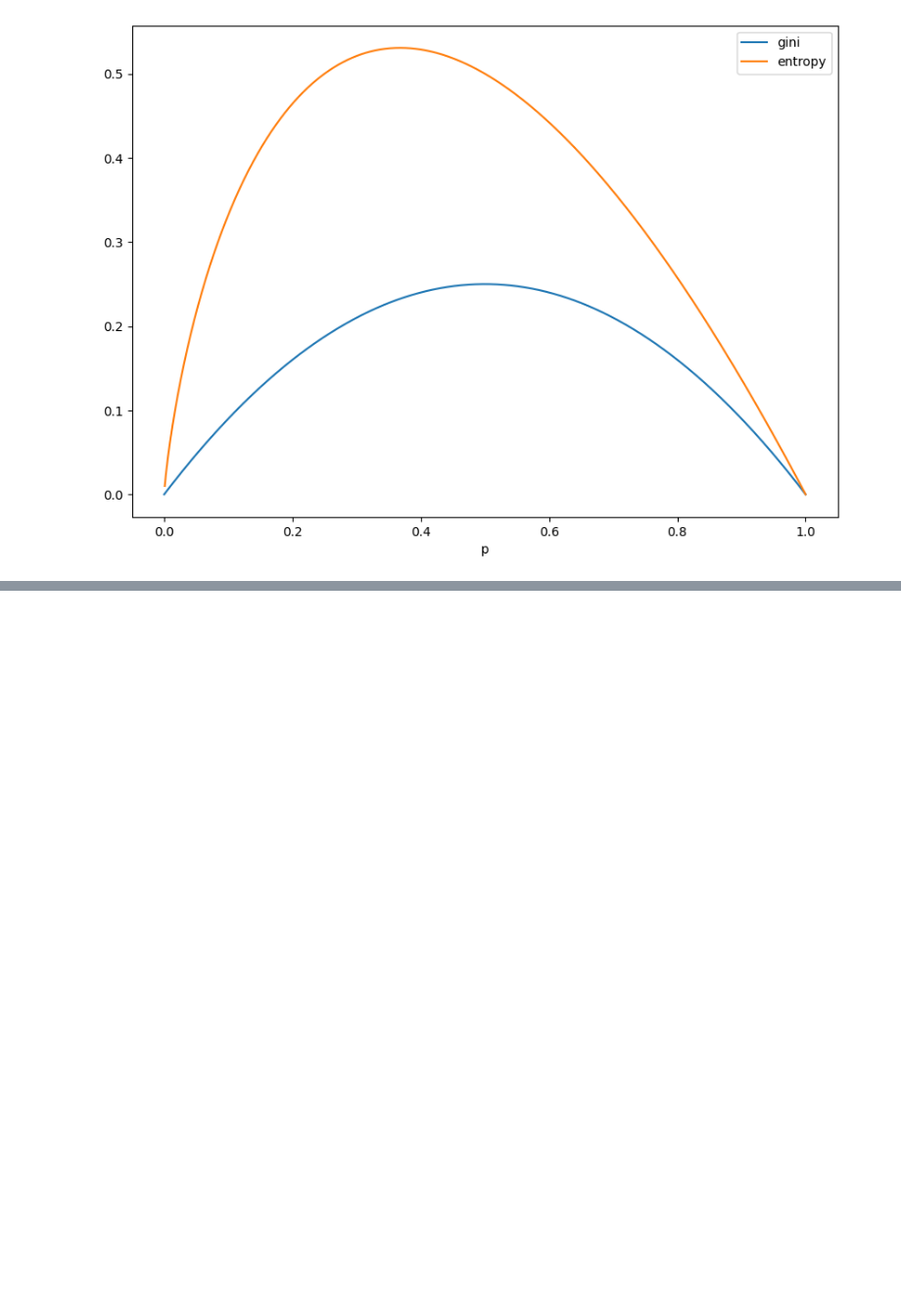
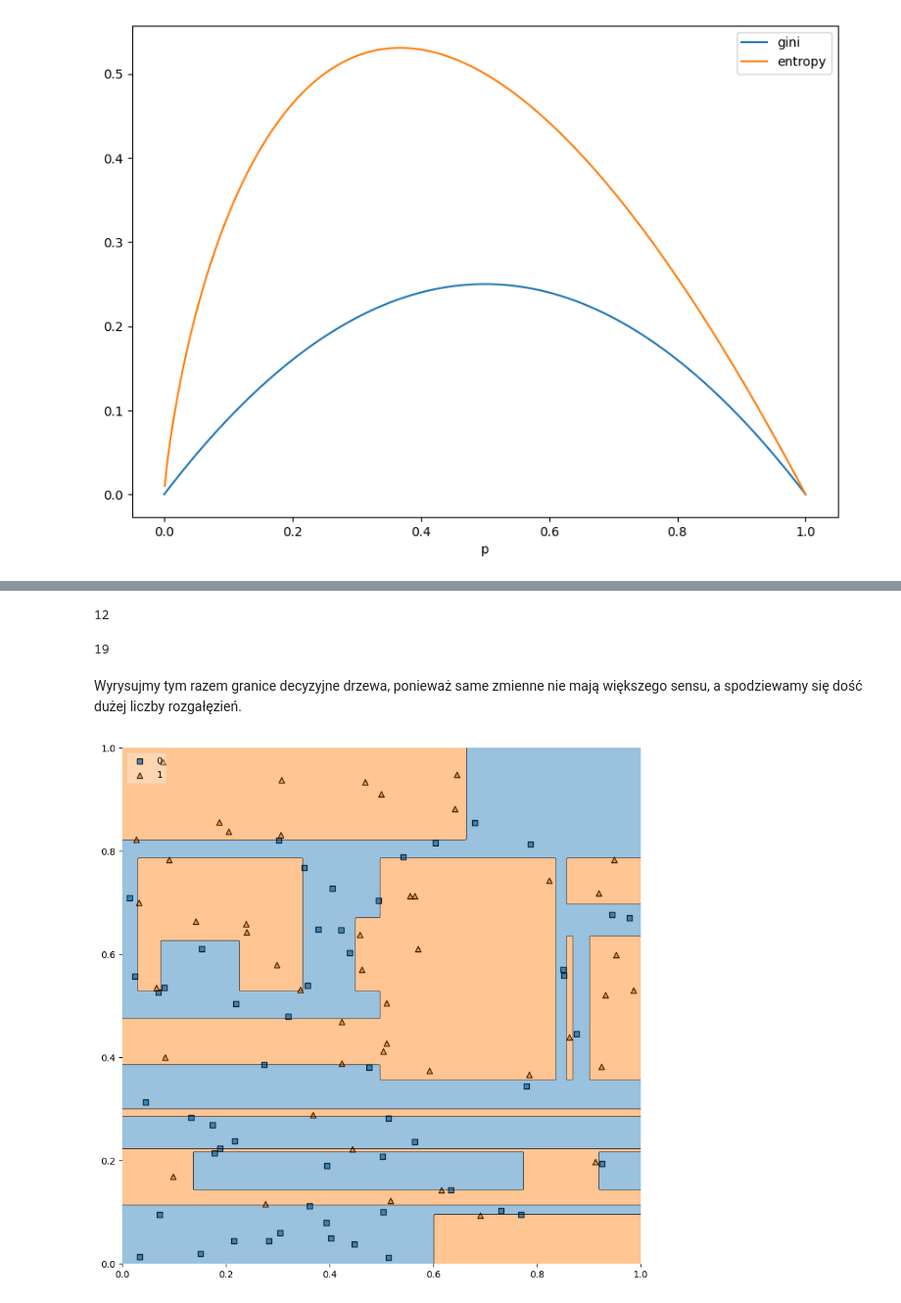
Before and after one commit to AverageGHenjoyer/drzewa-decyzyjne-i-lasy-losowe, a Jupyter notebook: rozdzial_2_drzewa_w_klasyfikacji/2_5_entropy.ipynb, the cells around one changed output, grey strips where cells are left out. Shown: that part at 98% size. Cells and saved outputs as stored; diff of their text form; code cells hidden in the pictures; blank space fills up the shorter version.

```diff
--- a/rozdzial_2_drzewa_w_klasyfikacji/2_5_entropy.ipynb
+++ b/rozdzial_2_drzewa_w_klasyfikacji/2_5_entropy.ipynb
@@ -23,0 +82,14 @@ df.plot(x="p", figsize=(10, 7))
+# %%
+dt_gini = DecisionTreeClassifier(criterion="gini")
+dt_gini.fit(xy_df.drop(columns="class"), xy_df["class"])
+dt_gini.get_depth()
+# %% [output]
+12
+# %%
+dt_entropy = DecisionTreeClassifier(criterion="entropy")
+dt_entropy.fit(xy_df.drop(columns="class"), xy_df["class"])
+dt_entropy.get_depth()
+# %% [output]
+19
+# %% [markdown]
+Wyrysujmy tym razem granice decyzyjne drzewa, ponieważ same zmienne nie mają większego sensu, a spodziewamy się dość dużej liczby rozgałęzień.
@@ -23,0 +100,8 @@ df.plot(x="p", figsize=(10, 7))
+# %%
+fig = plt.figure(figsize=(10, 10))
+plot_decision_regions(xy_df.drop(columns="class").values, xy_df["class"].values, clf=dt_gini, legend=2)
+plt.xlim(0, 1)
+plt.ylim(0, 1)
+plt.show()
+# %% [output]
+[figure, added]
```
Also changed, not shown: parts of 13 cells of this notebook.
